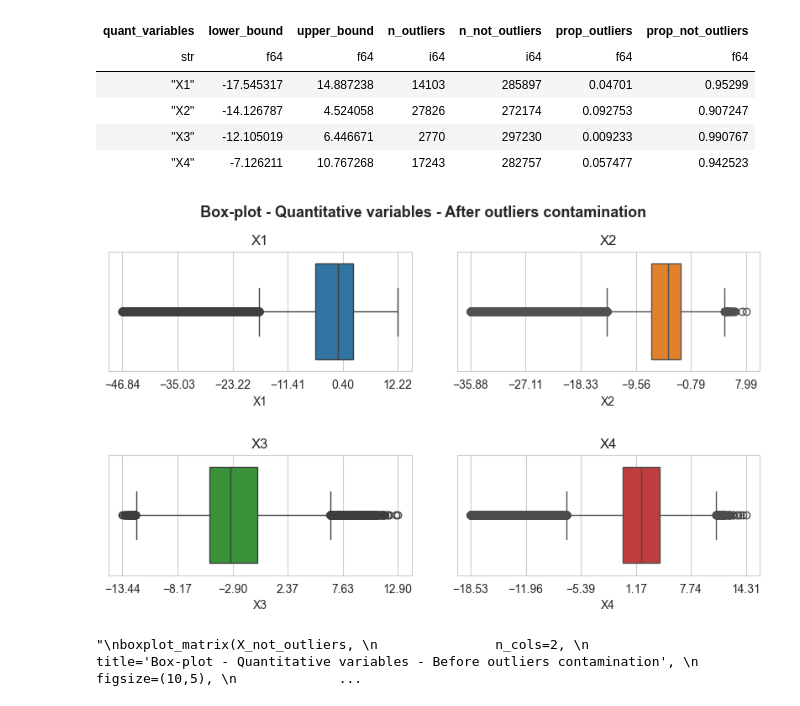
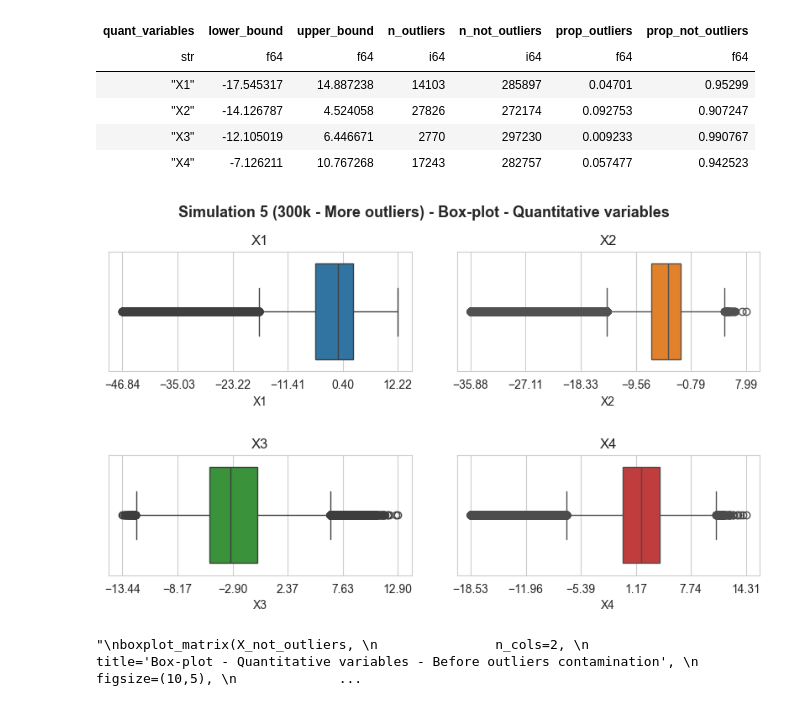
Before and after one commit to FabioScielzoOrtiz/db-robust-clust-paper-code, a Jupyter notebook: experiments/simulations/experiments_simulation_5.ipynb, the cells around one changed output. Saved outputs shown, nothing was run; the diff lists cells and outputs as text; code cells hidden in the pictures.

```diff
--- a/experiments/simulations/experiments_simulation_5.ipynb
+++ b/experiments/simulations/experiments_simulation_5.ipynb
@@ -80,24 +80,24 @@ shape: (4, 7)
 # %%
 # Boxplot after outliers contamination
 boxplot_matrix(X_pl,
                n_cols=2,
-               title='Box-plot - Quantitative variables - After outliers contamination',
+               title='Simulation 5 (300k - More outliers) - Box-plot - Quantitative variables',
                figsize=(10,5),
                quant_col_names=['X1', 'X2', 'X3', 'X4'],
                n_xticks=6,
                title_fontsize=13,
                save=False,
                file_name='',
                x_rotation=0,
                title_height=0.99,
                style='whitegrid',
                hspace=0.7,
                wspace=0.15,
                title_weight='bold',
                subtitles_fontsize=12,
                xlabel_size=10)
 # %% [output]
-[figure, old version]
+[figure, new version]
 # %%
 # Boxplot before outliers contamination
 '''
```
Also changed, not shown: parts of 3 cells of this notebook, 6 other files.
